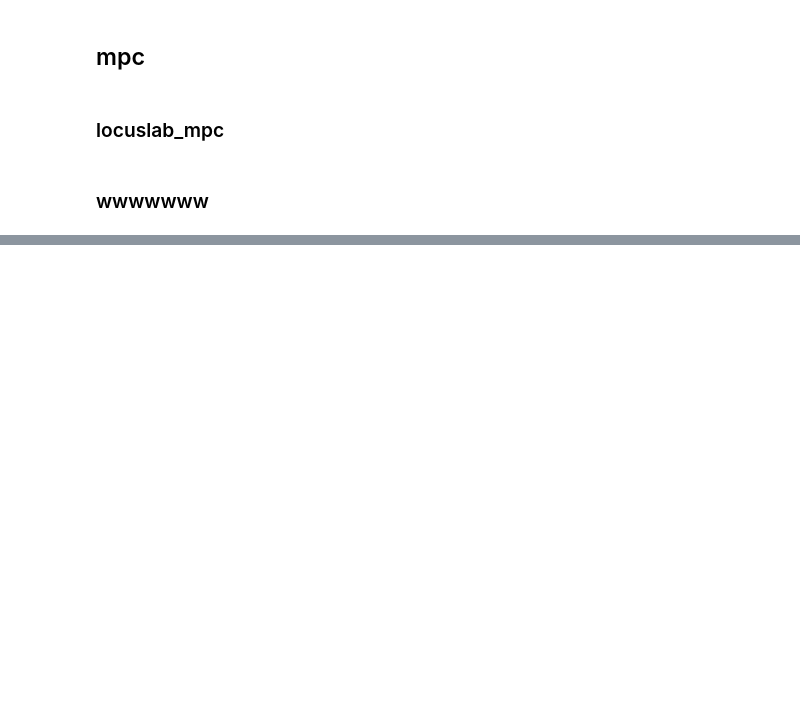
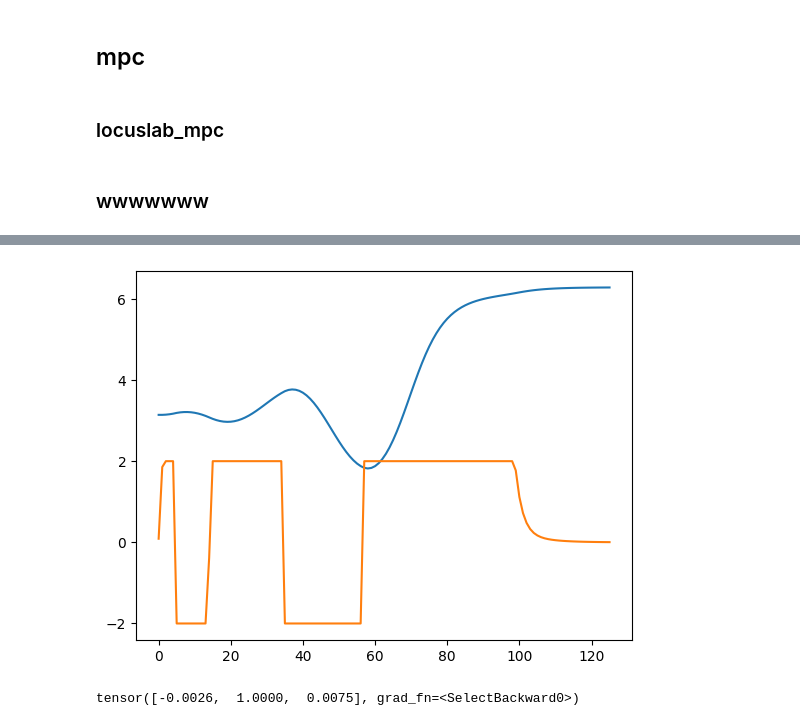
Before and after one commit to eisbetterthanpi/JEPA, a Jupyter notebook: locuslab_mpc_test.ipynb, the cells around one changed output, grey strips where cells are left out. Drawn from its saved outputs; the diff is of its cells as text; code cells hidden in the pictures; blank space fills up the shorter version.

```diff
--- a/locuslab_mpc_test.ipynb
+++ b/locuslab_mpc_test.ipynb
@@ -905,7 +905,7 @@ class MPC(nn.Module):
                 x = x*Ix + x.clone().detach()*(1.-Ix)
                 u = u*Iu + u.clone().detach()*(1.-Iu)
         costs = best['costs']
-        return (x, u, costs)
+        return x, u, costs
 
     def solve_lqr_subproblem(self, x_init, C, c, F, f, cost, dynamics, x, u, no_op_forward=False):
         if self.slew_rate_penalty is None or isinstance(cost, nn.Module):
@@ -1289,0 +1203,33 @@ class PendulumDx(nn.Module):
+# %%
+# @title mpc oneshot = ilqr?
+# print(xs.shape, us.shape)
+n_batch, T, mpc_T = 1, 125, 125
+q = torch.cat([goal_weights, ctrl_penalty]) # [1.0000, 1.0000, 0.1000, 0.0010]
+px = -torch.sqrt(goal_weights)*goal_state # [-0., -1., -0.]
+# p = torch.cat((px, torch.zeros(dx.n_ctrl)))
+p = torch.cat((px, torch.ones(dx.n_ctrl)*0.))
+Q = torch.diag(q).unsqueeze(0).unsqueeze(0).repeat(mpc_T, n_batch, 1, 1) # [mpc_T, n_batch, n_state+n_ctrl, n_state+n_ctrl]
+p = p.unsqueeze(0).repeat(mpc_T, n_batch, 1) # [mpc_T, n_batch, n_state+n_ctrl] : [-0., -1., -0.,  0.]
+if x.ndim == 1: x = x.unsqueeze(0).repeat(n_batch, 1)
+if u==None: u = torch.rand(1,dx.n_ctrl)
+
+xs, us, cost = MPC(
+    dx.n_state, dx.n_ctrl, mpc_T, # state dim, action dim,
+    u_init=u,
+    u_lower=-2., u_upper=2., # +-0.5
+    lqr_iter=5, # 50 num LQR iterations to perform
+    # linesearch_decay=0.2, max_linesearch_iter=5,
+    # grad_method=GradMethods.AUTO_DIFF,
+    eps=1e-2,
+)(x, QuadCost(Q, p), dx)
+
+
+xs, us = locuslab_mpc(x, goal_state, dx)
+#Plot theta and action trajectory
+import matplotlib.pyplot as plt
+theta = torch.arctan2(xs[:, 0], xs[:, 1]).detach()
+theta = torch.where(theta < 0, 2*torch.pi+theta, theta)
+plt.plot(theta)
+plt.plot(us.detach())
+plt.show()
+# %% [output]
@@ -1289,0 +1238,5 @@ class PendulumDx(nn.Module):
+[figure, added]
+# %%
+print(xs[-1])
+# %% [output]
+tensor([-0.0026,  1.0000,  0.0075], grad_fn=<SelectBackward0>)
```
Also changed, not shown: parts of 37 cells of this notebook.
